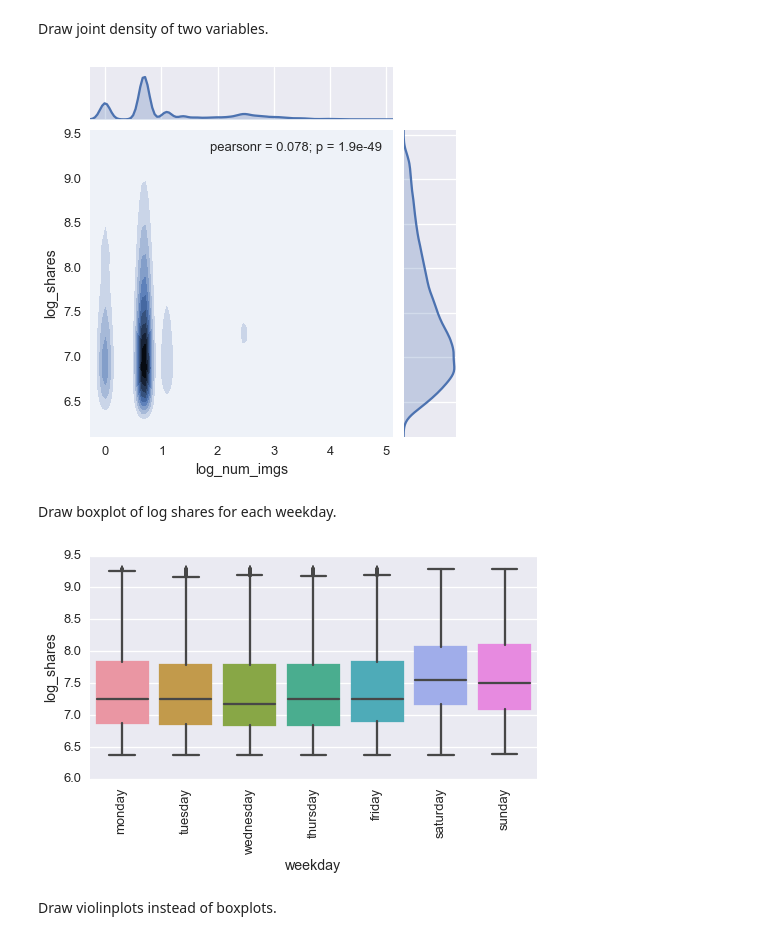
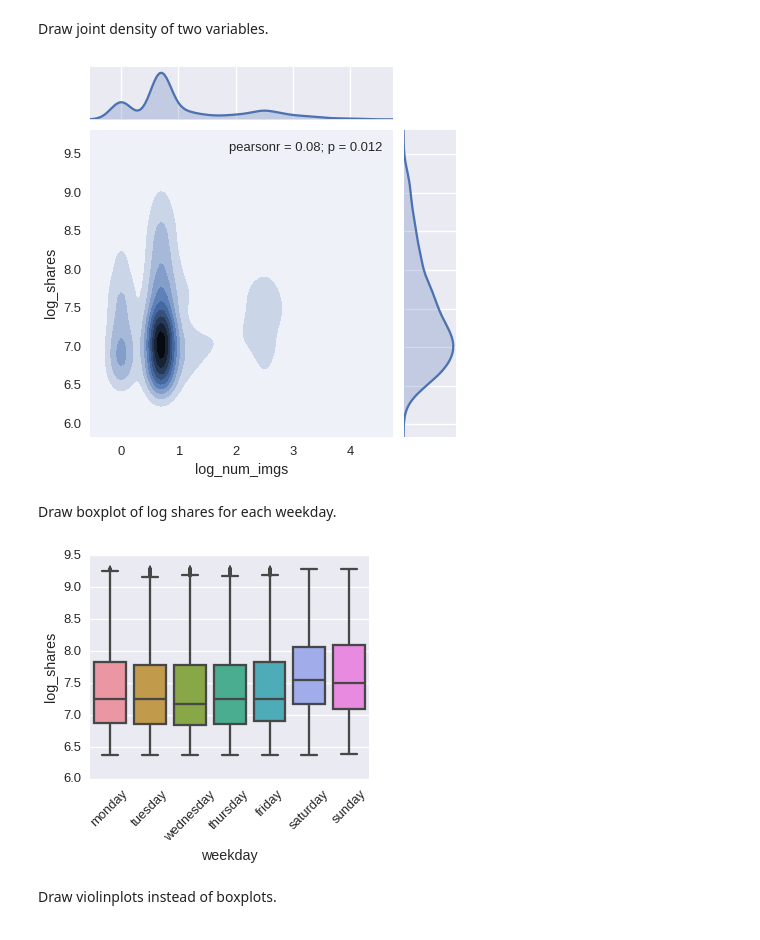
Before and after one commit to khrapovs/dataanalysispython, a Jupyter notebook: lectures/news_popularity.ipynb, the cells around one changed output. Cells and saved outputs as stored; diff of their text form; code cells hidden in the pictures.

Commit message:
Update some plots

```diff
--- a/lectures/news_popularity.ipynb
+++ b/lectures/news_popularity.ipynb
@@ -153,6 +153,8 @@ Name: weekday, dtype: object
 # %% [markdown]
 Convert 'is_weekend' to categorical variable.
 # %%
-data['weekend'] = pd.Categorical.from_codes(data['is_weekend'], categories=['yes', 'no'])
+print(data['is_weekend'].describe())
+data['weekend'] = pd.Categorical.from_codes(data['is_weekend'],
+                                            categories=['no', 'yes'])
 print(data['weekend'].describe())
 # %% [output]
@@ -190,7 +219,8 @@ Compute logs of some variables. Throw away "outliers" just for the sake of nicer
 cols = ['shares', 'num_imgs', 'num_videos']
 new_cols = ['log_' + x for x in cols]
 data[new_cols] = data[cols].apply(lambda x: np.log(1 + x))
-data = data[pd.qcut(data['log_shares'], [0, .05, .95, 1], labels=False) == 1]
+data = data[pd.qcut(data['log_shares'],
+                    [0, .05, .95, 1], labels=False) == 1]
 # %% [markdown]
 Plot the distribution of log shares.
 # %%
@@ -237,19 +273,19 @@ plt.show()
 # %% [markdown]
 Draw joint density of two variables.
 # %%
-sns.jointplot(x='log_num_imgs', y='log_shares', data=data, kind='kde')
+sns.jointplot(x='log_num_imgs', y='log_shares', data=data.sample(1000), kind='kde')
 plt.show()
 # %% [output]
-[figure, old version]
+[figure, new version]
 # %% [markdown]
 Draw boxplot of log shares for each weekday.
 # %%
-plt.figure(figsize=(8, 4))
+plt.figure(figsize=(5, 4))
 sns.boxplot(x='weekday', y='log_shares', data=data.reset_index())
-plt.xticks(rotation='vertical')
+plt.xticks(rotation=45)
 plt.show()
 # %% [output]
-[figure, old version]
+[figure, new version]
 # %% [markdown]
 Draw violinplots instead of boxplots.
 # %%
```
Also changed, not shown: parts of 16 cells of this notebook.
